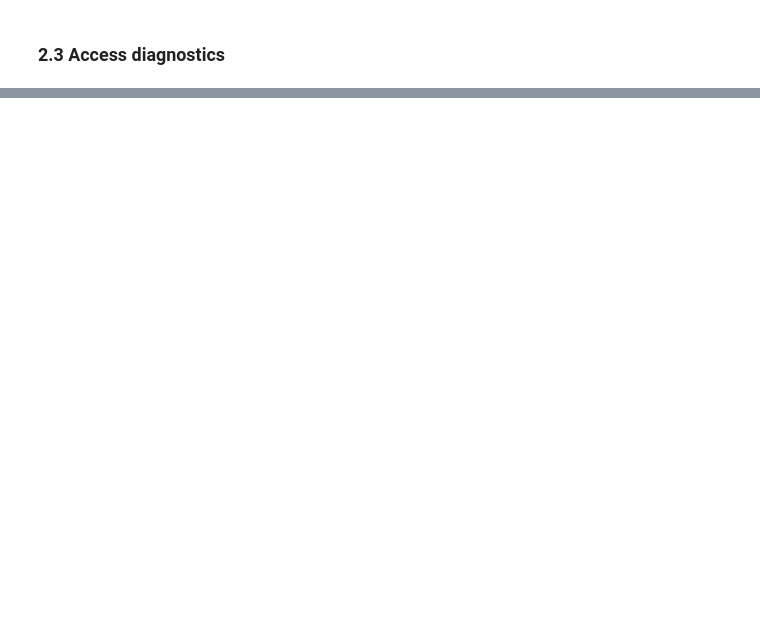
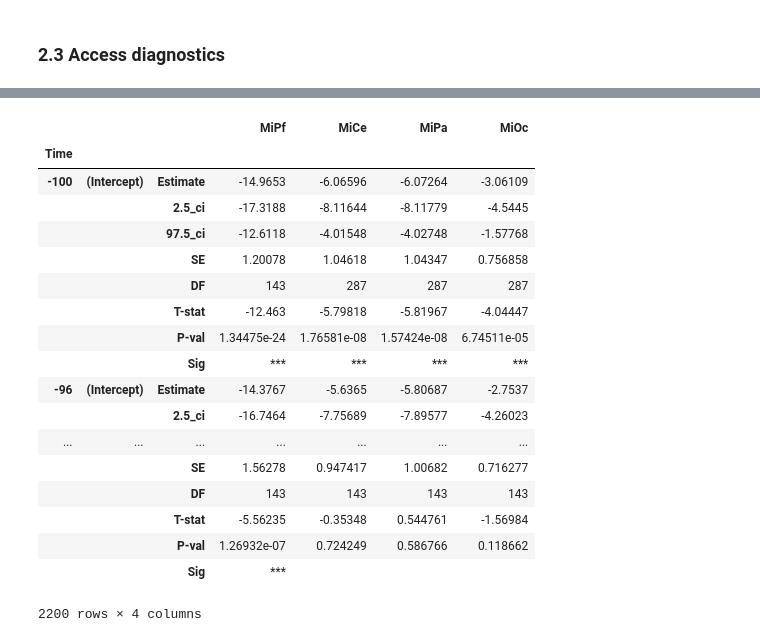
Before and after one commit to kutaslab/fitgrid, a Jupyter notebook: notebooks/Demo.ipynb, the cells around one changed output, grey strips where cells are left out. Cells and saved outputs as stored; diff of their text form; code cells hidden in the pictures; blank space fills up the shorter version.

```diff
--- a/notebooks/Demo.ipynb
+++ b/notebooks/Demo.ipynb
@@ -51,0 +67,12 @@ rsquared_adj = grid.rsquared_adj
+# %%
+import pandas as pd
+
+idx_cols = ['Epoch_idx', 'Time']
+lhs_cols = ['MiPf', 'MiCe', 'MiPa', 'MiOc']
+rhs_cols = ['idx']
+
+epochs_df = (
+    pd.read_hdf('../tests/data/sub000wr.epochs.h5', key='wr')
+    .loc[:, idx_cols + lhs_cols + rhs_cols]
+    .set_index(['Epoch_idx', 'Time'], append=True)
+)
@@ -51,0 +81,11 @@ rsquared_adj = grid.rsquared_adj
+# %%
+lmer_grid = fitgrid.lmer(
+    fitgrid.epochs_from_dataframe(
+        epochs_df,
+        time='Time',
+        epoch_id='Epoch_idx',
+        channels=lhs_cols
+    ),
+    RHS = "1 + (1 | idx)",
+    LHS = lhs_cols
+)
@@ -51,0 +138,22 @@ rsquared_adj = grid.rsquared_adj
+# %%
+lmer_grid.coefs
+# %% [output]
+|  |  |  | MiPf | MiCe | MiPa | MiOc |
+| Time |  |  |  |  |  |  |
+| -100 | (Intercept) | Estimate | -14.9653 | -6.06596 | -6.07264 | -3.06109 |
+|  |  | 2.5_ci | -17.3188 | -8.11644 | -8.11779 | -4.5445 |
+|  |  | 97.5_ci | -12.6118 | -4.01548 | -4.02748 | -1.57768 |
+|  |  | SE | 1.20078 | 1.04618 | 1.04347 | 0.756858 |
+|  |  | DF | 143 | 287 | 287 | 287 |
+|  |  | T-stat | -12.463 | -5.79818 | -5.81967 | -4.04447 |
+|  |  | P-val | 1.34475e-24 | 1.76581e-08 | 1.57424e-08 | 6.74511e-05 |
+|  |  | Sig | *** | *** | *** | *** |
+| -96 | (Intercept) | Estimate | -14.3767 | -5.6365 | -5.80687 | -2.7537 |
+|  |  | 2.5_ci | -16.7464 | -7.75689 | -7.89577 | -4.26023 |
+| ... | ... | ... | ... | ... | ... | ... |
+|  |  | SE | 1.56278 | 0.947417 | 1.00682 | 0.716277 |
+|  |  | DF | 143 | 143 | 143 | 143 |
+|  |  | T-stat | -5.56235 | -0.35348 | 0.544761 | -1.56984 |
+|  |  | P-val | 1.26932e-07 | 0.724249 | 0.586766 | 0.118662 |
+|  |  | Sig | *** |  |  |  |
+2200 rows × 4 columns
```
Also changed, not shown: parts of 20 cells of this notebook, 4 other files.
